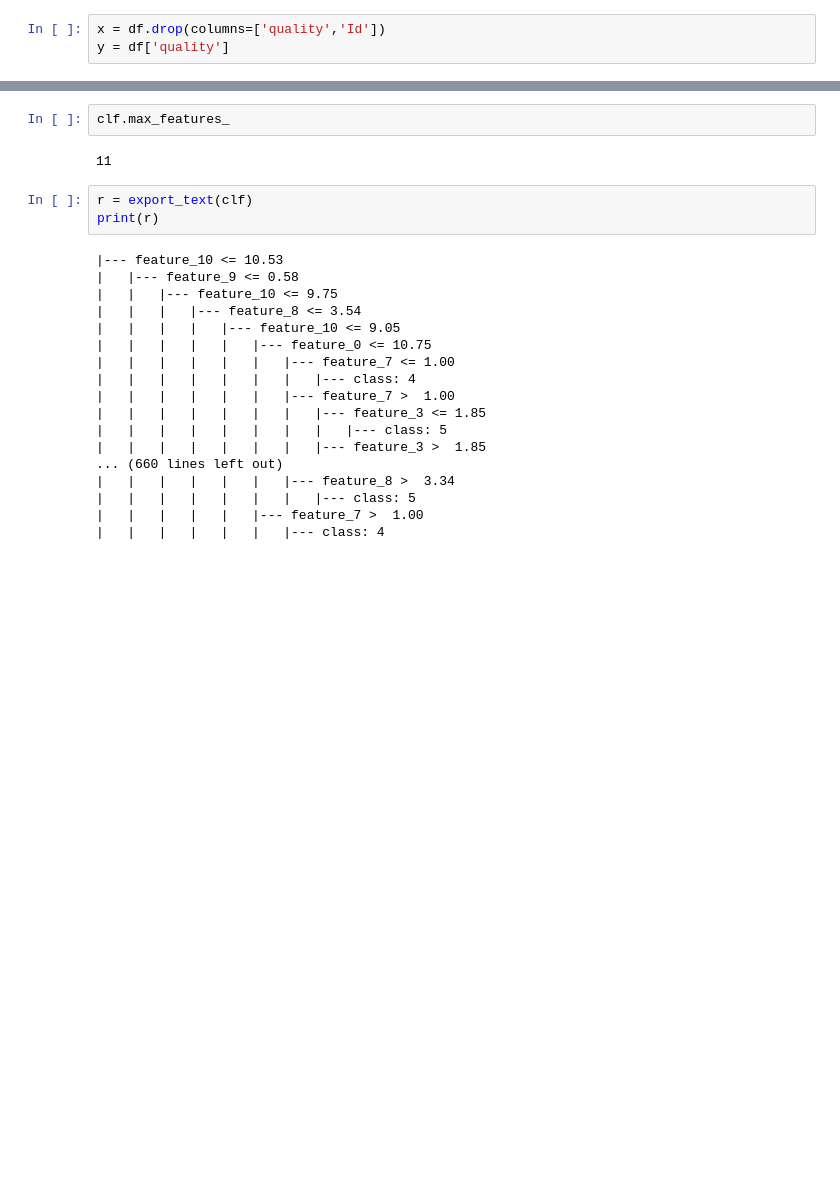
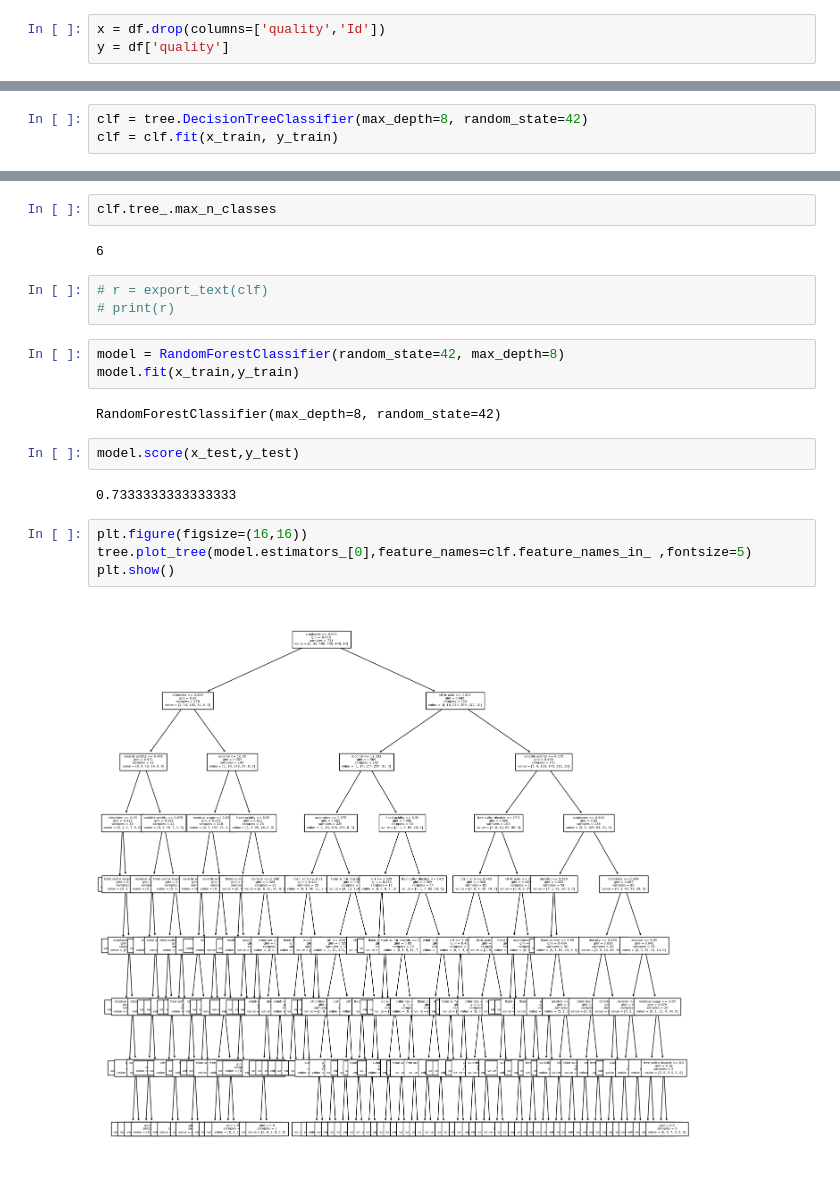
Before and after one commit to niclas-svanstrom/MachineLearning-SchoolProjects, a Jupyter notebook: niclas_svanström_decision_tree.ipynb, the cells around one changed output, grey strips where cells are left out. Saved outputs shown, nothing was run; the diff lists cells and outputs as text; blank space fills up the shorter version.

Commit message:
added randomforestclassifier

```diff
--- a/niclas_svanström_decision_tree.ipynb
+++ b/niclas_svanström_decision_tree.ipynb
@@ -79,0 +117,3 @@ Antalet löv: 296
+# %%
+clf = tree.DecisionTreeClassifier(max_depth=8, random_state=42)
+clf = clf.fit(x_train, y_train)
@@ -86,25 +130,22 @@ plt.show()
-# %%
-clf.max_features_
-# %% [output]
-11
+# %%
+clf.tree_.max_n_classes
+# %% [output]
+6
 # %%
-r = export_text(clf)
-print(r)
+# r = export_text(clf)
+# print(r)
-# %% [output]
-|--- feature_10 <= 10.53
-|   |--- feature_9 <= 0.58
-|   |   |--- feature_10 <= 9.75
-|   |   |   |--- feature_8 <= 3.54
-|   |   |   |   |--- feature_10 <= 9.05
-|   |   |   |   |   |--- feature_0 <= 10.75
-|   |   |   |   |   |   |--- feature_7 <= 1.00
-|   |   |   |   |   |   |   |--- class: 4
-|   |   |   |   |   |   |--- feature_7 >  1.00
-|   |   |   |   |   |   |   |--- feature_3 <= 1.85
-|   |   |   |   |   |   |   |   |--- class: 5
-|   |   |   |   |   |   |   |--- feature_3 >  1.85
-... (660 lines left out)
-|   |   |   |   |   |   |--- feature_8 >  3.34
-|   |   |   |   |   |   |   |--- class: 5
-|   |   |   |   |   |--- feature_7 >  1.00
-|   |   |   |   |   |   |--- class: 4
+# %%
+model = RandomForestClassifier(random_state=42, max_depth=8)
+model.fit(x_train,y_train)
+# %% [output]
+RandomForestClassifier(max_depth=8, random_state=42)
+# %%
+model.score(x_test,y_test)
+# %% [output]
+0.7333333333333333
+# %%
+plt.figure(figsize=(16,16))
+tree.plot_tree(model.estimators_[0],feature_names=clf.feature_names_in_ ,fontsize=5)
+plt.show()
+# %% [output]
+[figure, added]
```
Also changed, not shown: parts of 17 cells of this notebook.
